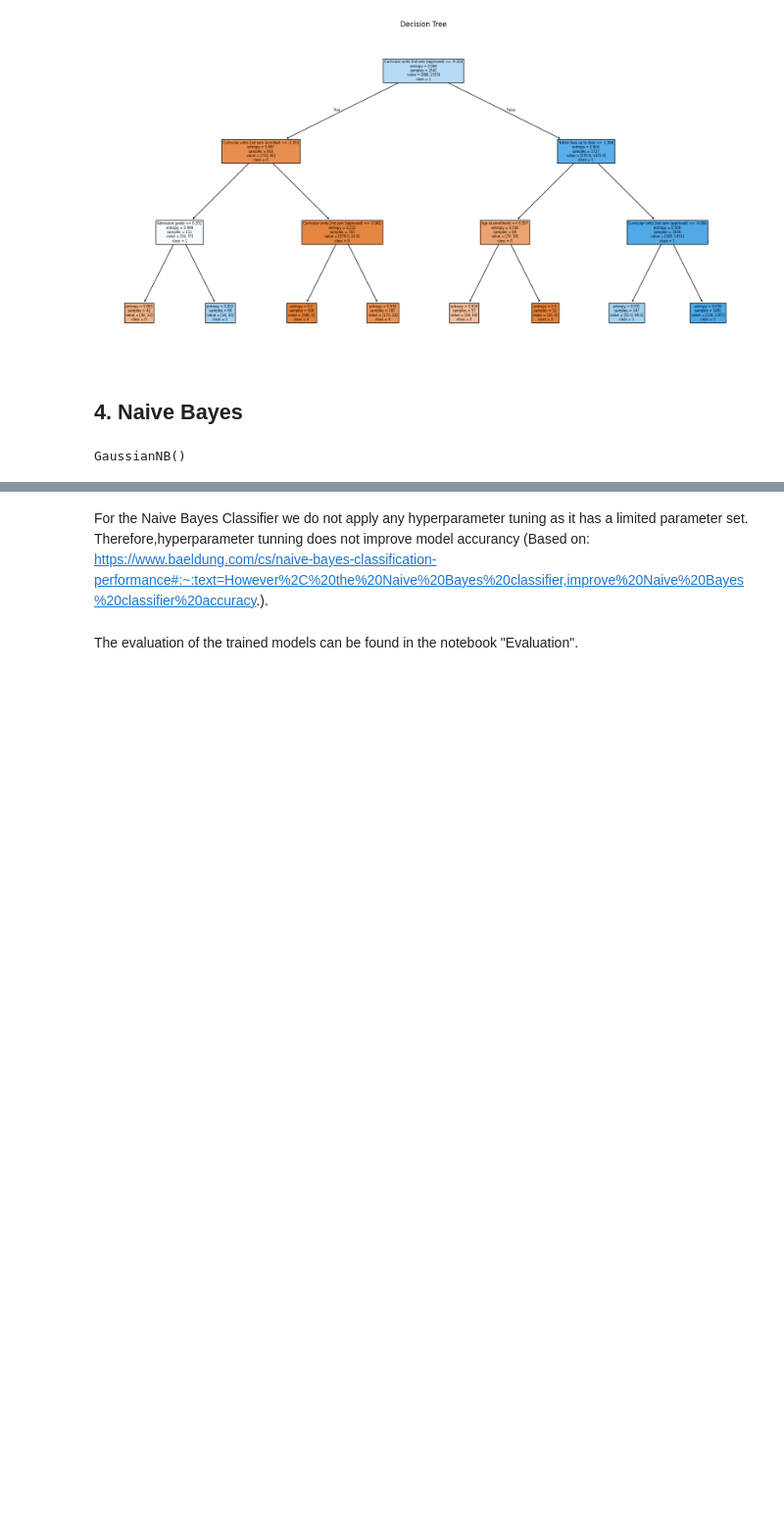
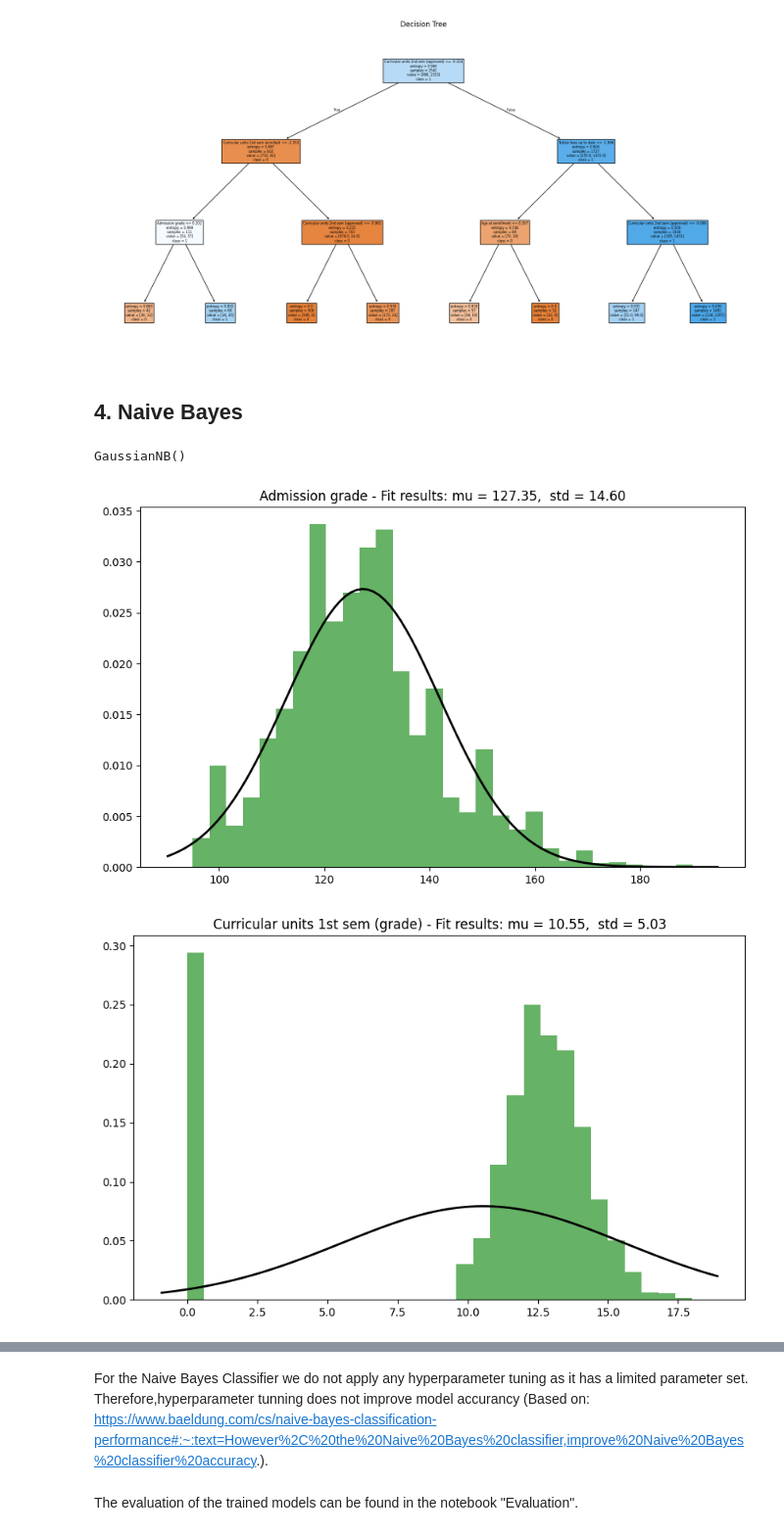
Before and after one commit to hannah127/EduPredictors, a Jupyter notebook: notebooks/Training_ML_Models.ipynb, the cells around one changed output, grey strips where cells are left out. Shown at 98% size. Saved outputs shown, nothing was run; the diff lists cells and outputs as text; code cells hidden in the pictures; blank space fills up the shorter version.

```diff
--- a/notebooks/Training_ML_Models.ipynb
+++ b/notebooks/Training_ML_Models.ipynb
@@ -199,3 +199,30 @@ model_gb.fit(X_train, y_train)
 GaussianNB()
 # %%
 y_pred_gb = model_gb.predict(X_test)
+# %%
+from scipy.stats import norm
+
+continuous_features = ['Admission grade', 'Curricular units 1st sem (grade)',
+                       'Curricular units 2nd sem (grade)', 'GDP']
+
+for feature in continuous_features:
+
+    feature_data = X_train[feature].dropna()
+
+    plt.figure(figsize=(10, 6))
+    plt.hist(feature_data, bins=30, density=True, alpha=0.6, color='g')
+
+    mu, std = norm.fit(feature_data)
+
+    xmin, xmax = plt.xlim()
+    x = np.linspace(xmin, xmax, 100)
+    p = norm.pdf(x, mu, std)
+    plt.plot(x, p, 'k', linewidth=2)
+
+    title = f"{feature} - Fit results: mu = {mu:.2f},  std = {std:.2f}"
+    plt.title(title)
+
+    plt.show()
+# %% [output]
+[figure, added]
+[figure, added]
```
Also changed, not shown: parts of 3 cells of this notebook, 1 other file.
